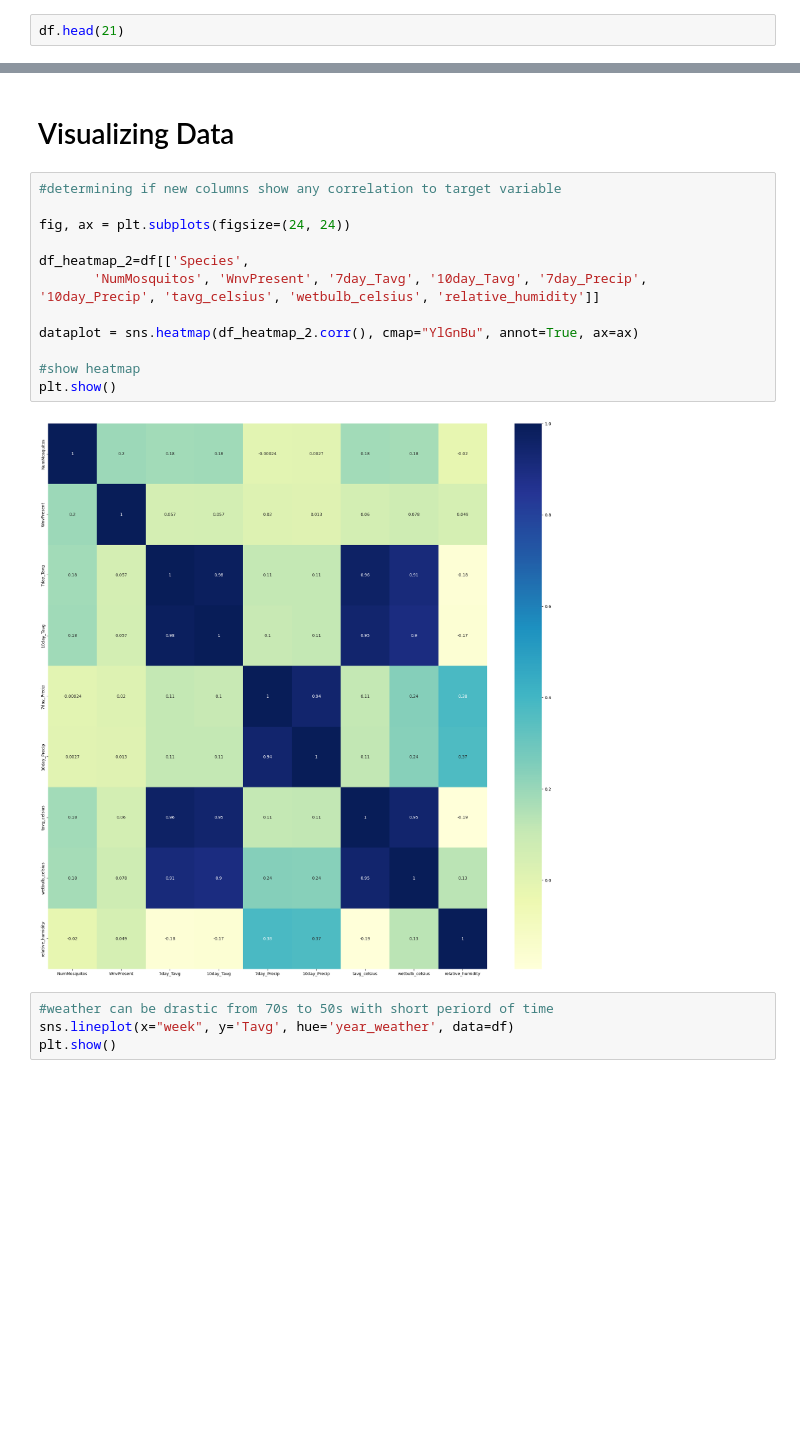
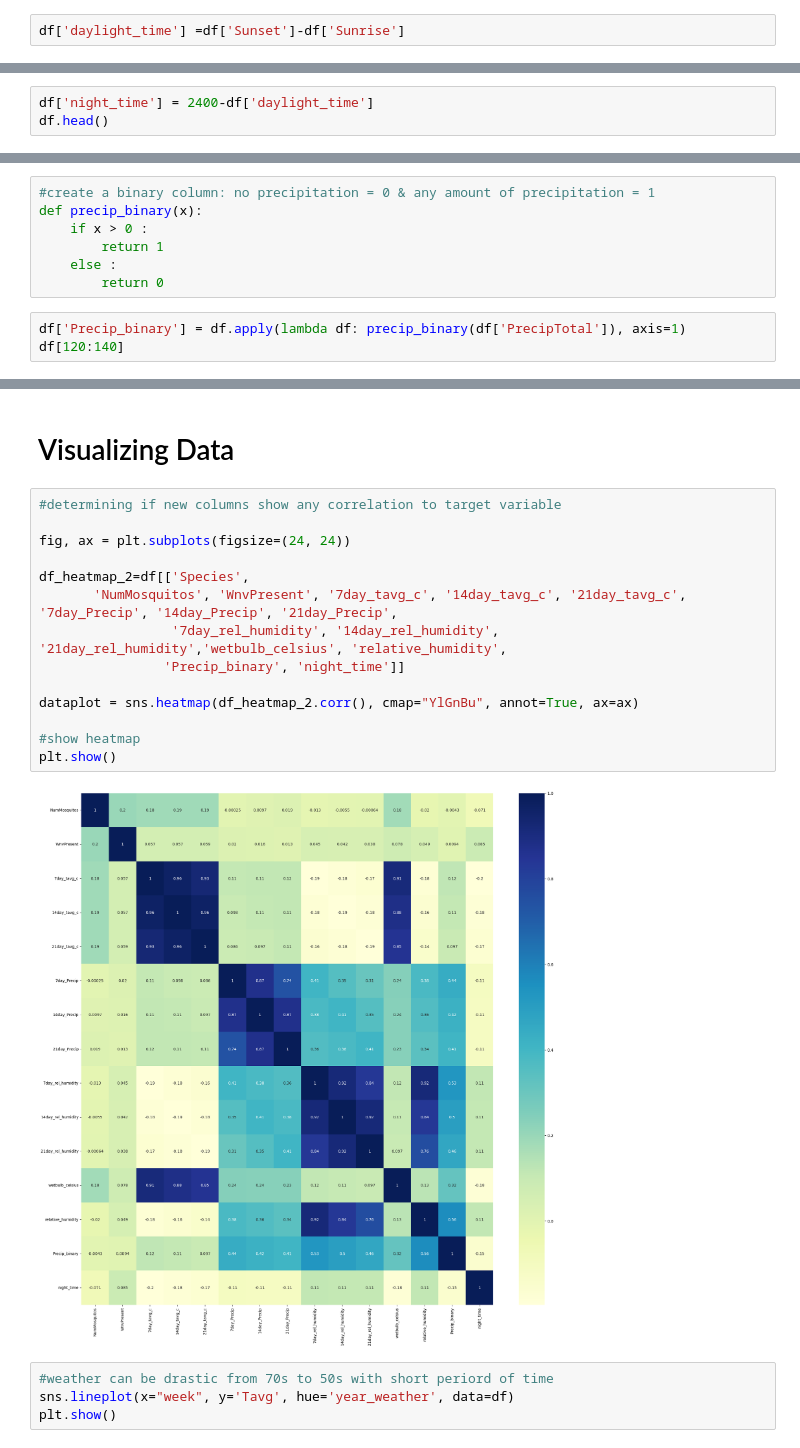
Before and after one commit to annapfenner/Predicting-the-West-Nile-virus, a Jupyter notebook: Project 2 - EDA.ipynb, the cells around one changed output, grey strips where cells are left out. Saved outputs shown, nothing was run; the diff lists cells and outputs as text; blank space fills up the shorter version.

```diff
--- a/Project 2 - EDA.ipynb
+++ b/Project 2 - EDA.ipynb
@@ -111,2 +155,2 @@ replace_nan(df["10day_Precip"], 0)
 # %%
-df.head(21)
+df['daylight_time'] =df['Sunset']-df['Sunrise']
@@ -168,0 +167,3 @@ df.head(20)
+# %%
+df['night_time'] = 2400-df['daylight_time']
+df.head()
@@ -168,0 +200,10 @@ df.head(20)
+# %%
+#create a binary column: no precipitation = 0 & any amount of precipitation = 1
+def precip_binary(x):
+    if x > 0 :
+        return 1
+    else :
+        return 0
+# %%
+df['Precip_binary'] = df.apply(lambda df: precip_binary(df['PrecipTotal']), axis=1)
+df[120:140]
@@ -171,17 +249,19 @@ df.head(20)
 # %%
 #determining if new columns show any correlation to target variable
 
 fig, ax = plt.subplots(figsize=(24, 24))
 
 df_heatmap_2=df[['Species',
-       'NumMosquitos', 'WnvPresent', '7day_Tavg', '10day_Tavg', '7day_Precip', '10day_Precip', 'tavg_celsius', 'wetbulb_celsius', 'relative_humidity']]
+       'NumMosquitos', 'WnvPresent', '7day_tavg_c', '14day_tavg_c', '21day_tavg_c', '7day_Precip', '14day_Precip', '21day_Precip',
+                 '7day_rel_humidity', '14day_rel_humidity', '21day_rel_humidity','wetbulb_celsius', 'relative_humidity',
+                'Precip_binary', 'night_time']]
 
 dataplot = sns.heatmap(df_heatmap_2.corr(), cmap="YlGnBu", annot=True, ax=ax)
 
 #show heatmap
 plt.show()
 # %% [output]
-[figure, old version]
+[figure, new version]
 # %%
 #weather can be drastic from 70s to 50s with short periord of time
 sns.lineplot(x="week", y='Tavg', hue='year_weather', data=df)
```
Also changed, not shown: parts of 25 cells of this notebook, 3 other files.
